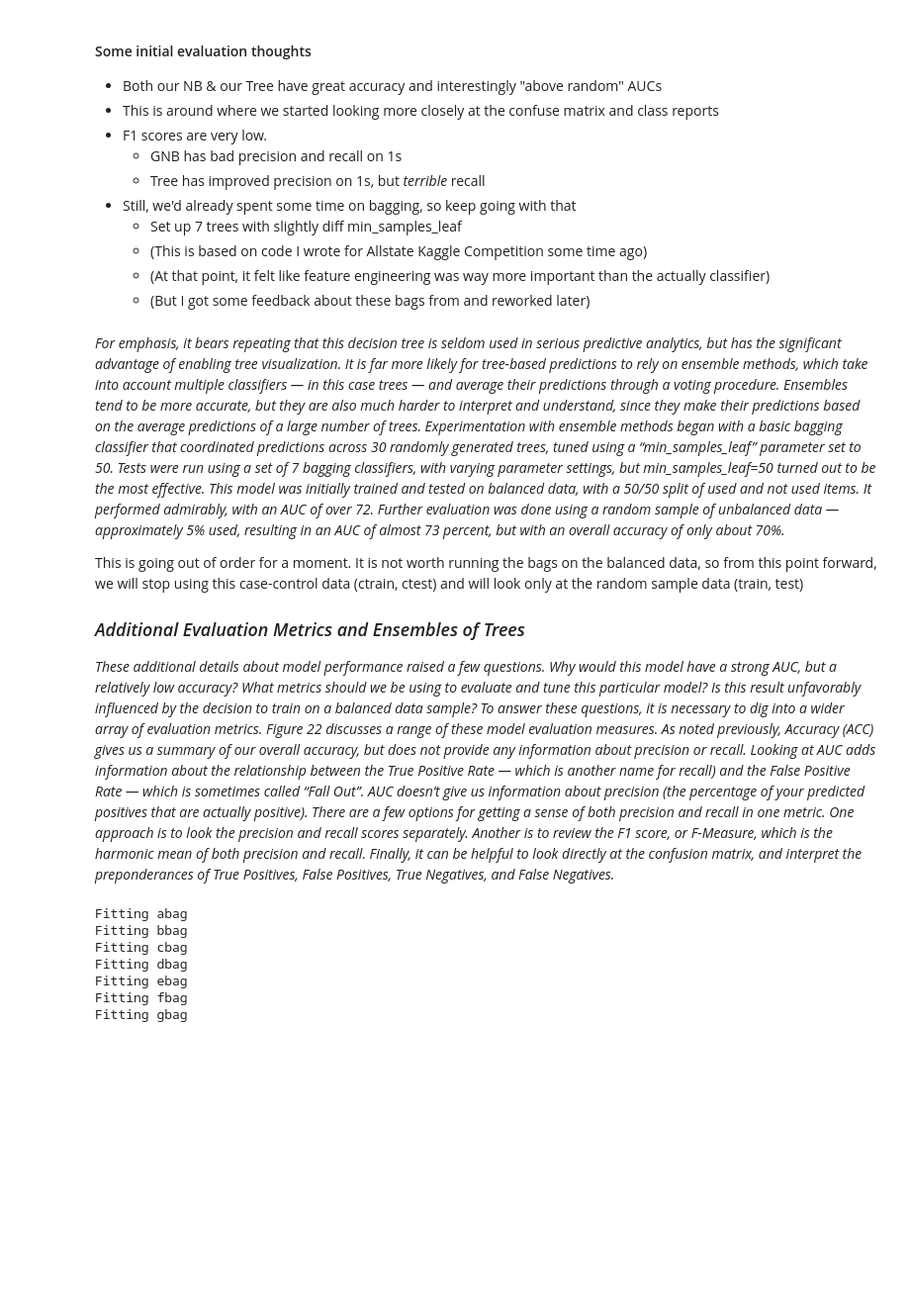
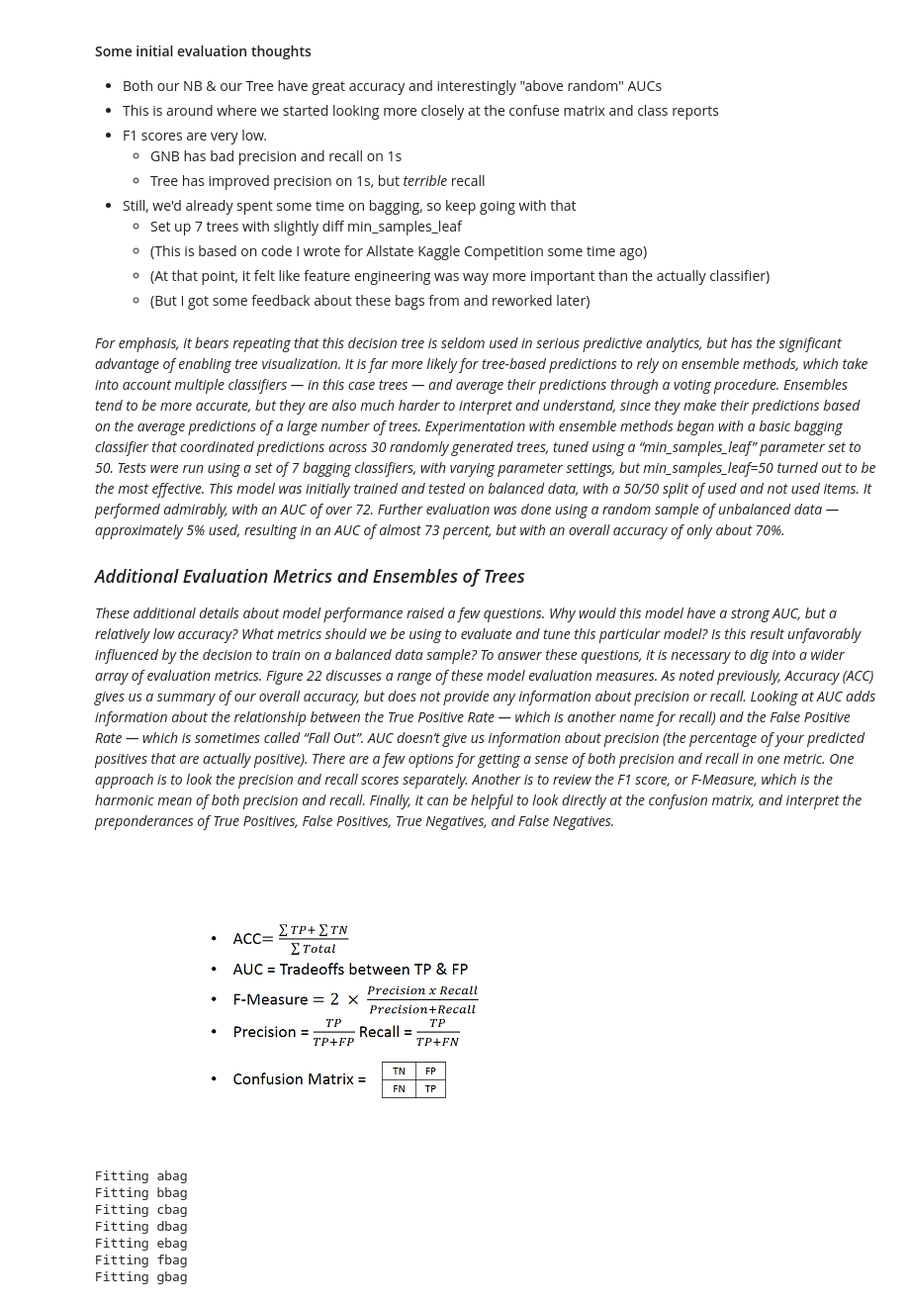
Before and after one commit to chrpr/dpla-c4lj, a Jupyter notebook: notebooks/dpla.predictions.ipynb, the cells around one changed output. Shown at 99% size. Cells and saved outputs as stored; diff of their text form; code cells hidden in the pictures; blank space fills up the shorter version.

```diff
--- a/notebooks/dpla.predictions.ipynb
+++ b/notebooks/dpla.predictions.ipynb
@@ -291,12 +295,14 @@ Image(filename='dt.jpg')
     * (But I got some feedback about these bags from and reworked later)
 # %% [markdown]
 _For emphasis, it bears repeating that this decision tree is seldom used in serious predictive analytics, but has the significant advantage of enabling tree visualization. It is far more likely for tree-based predictions to rely on ensemble methods, which take into account multiple classifiers — in this case trees — and average their predictions through a voting procedure. Ensembles tend to be more accurate, but they are also much harder to interpret and understand, since they make their predictions based on the average predictions of a large number of trees. Experimentation with ensemble methods began with a basic bagging classifier that coordinated predictions across 30 randomly generated trees, tuned using a “min_samples_leaf” parameter set to 50. Tests were run using a set of 7 bagging classifiers, with varying parameter settings, but min_samples_leaf=50 turned out to be the most effective. This model was initially trained and tested on balanced data, with a 50/50 split of used and not used items. It performed admirably, with an AUC of over 72. Further evaluation was done using a random sample of unbalanced data — approximately 5% used, resulting in an AUC of almost 73 percent, but with an overall accuracy of only about 70%._
-
-This is going out of order for a moment. It is not worth running the bags on the balanced data, so from this point forward, we will stop using this case-control data (ctrain, ctest) and will look only at the random sample data (train, test)
 
 ### _Additional Evaluation Metrics and Ensembles of Trees_
 
 _These additional details about model performance raised a few questions. Why would this model have a strong AUC, but a relatively low accuracy? What metrics should we be using to evaluate and tune this particular model? Is this result unfavorably influenced by the decision to train on a balanced data sample? To answer these questions, it is necessary to dig into a wider array of evaluation metrics. Figure 22 discusses a range of these model evaluation measures. As noted previously, Accuracy (ACC) gives us a summary of our overall accuracy, but does not provide any information about precision or recall. Looking at AUC adds information about the relationship between the True Positive Rate — which is another name for recall) and the False Positive Rate — which is sometimes called “Fall Out”. AUC doesn’t give us information about precision (the percentage of your predicted positives that are actually positive). There are a few options for getting a sense of both precision and recall in one metric. One approach is to look the precision and recall scores separately. Another is to review the F1 score, or F-Measure, which is the harmonic mean of both precision and recall. Finally, it can be helpful to look directly at the confusion matrix, and interpret the preponderances of True Positives, False Positives, True Negatives, and False Negatives._
+# %%
+Image(filename='figure22.png')
+# %% [output]
+[figure, added]
 # %%
 adtree = DecisionTreeClassifier(criterion = "entropy", min_samples_leaf = 50)
 bdtree = DecisionTreeClassifier(criterion = "entropy", min_samples_leaf = 50)
```
Also changed, not shown: parts of 30 cells of this notebook.
